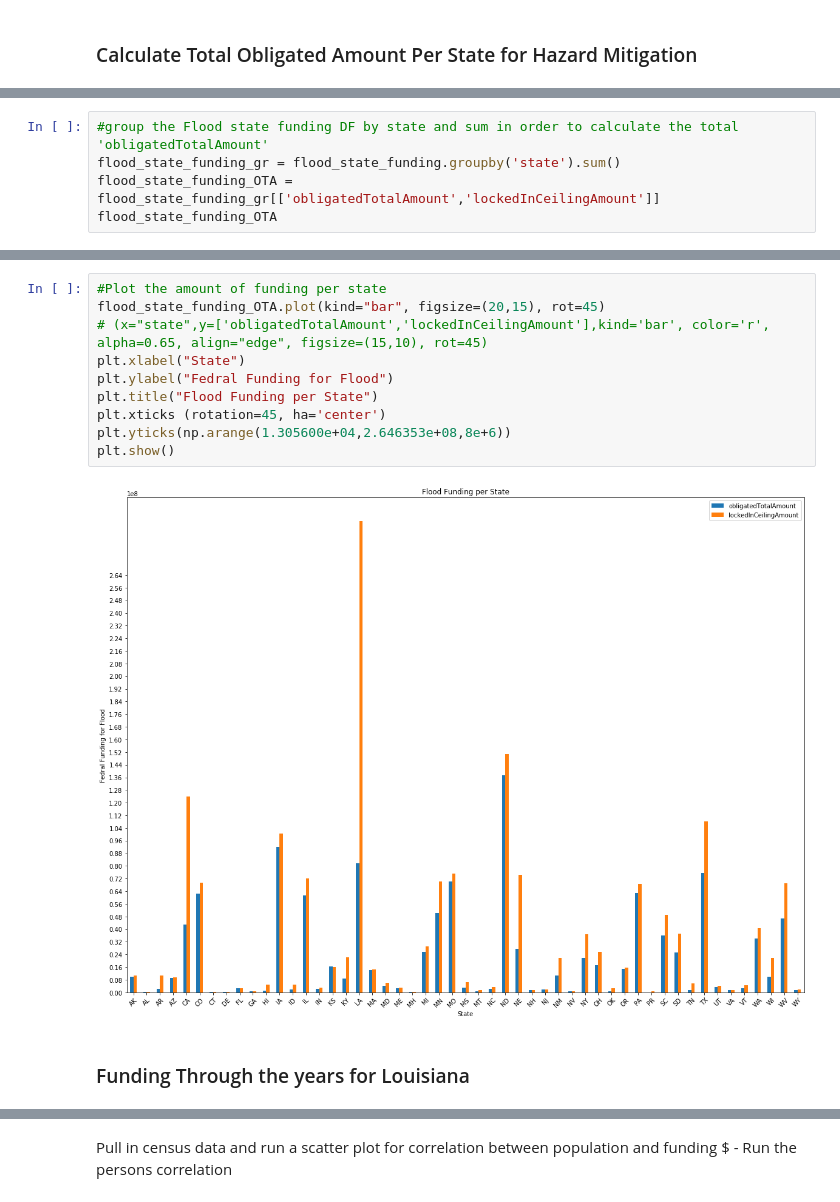
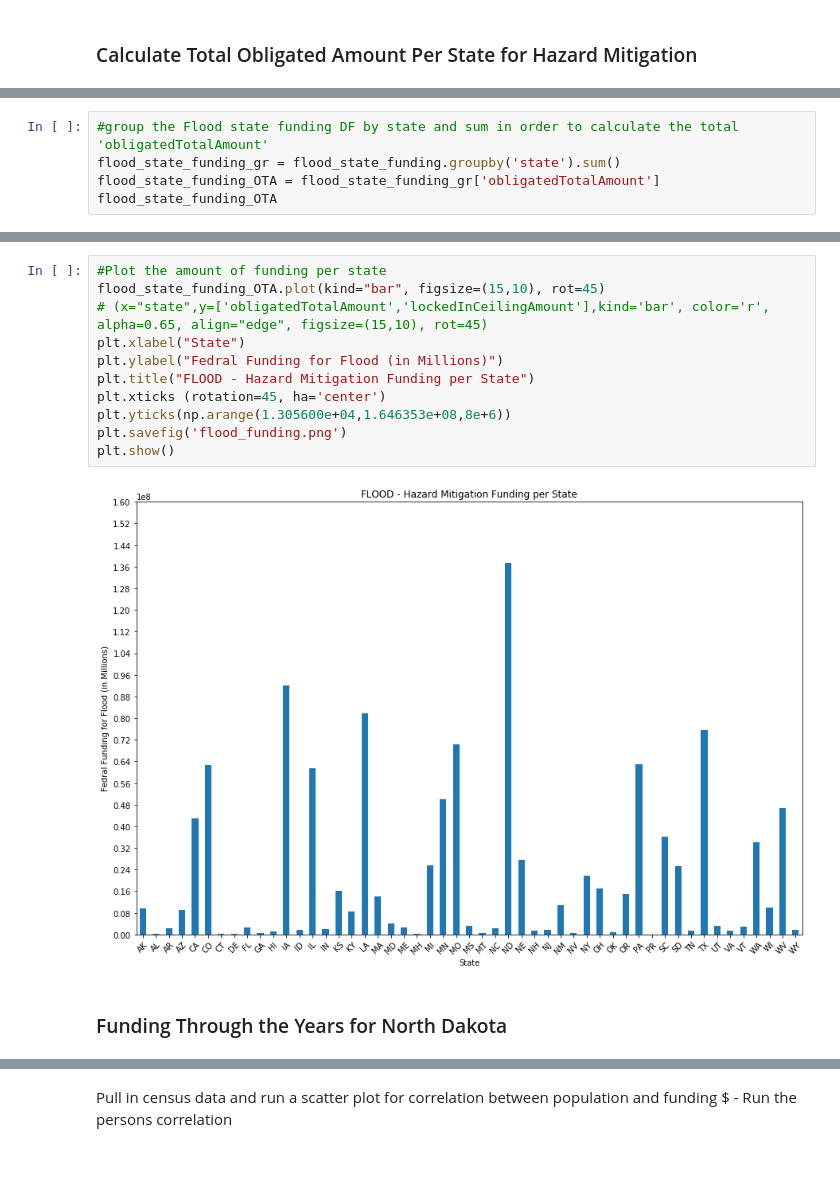
Before and after one commit to anPerger/project-1, a Jupyter notebook: Cleaning Data Flood.ipynb, the cells around one changed output, grey strips where cells are left out. Drawn from its saved outputs; the diff is of its cells as text; blank space fills up the shorter version.

```diff
--- a/Cleaning Data Flood.ipynb
+++ b/Cleaning Data Flood.ipynb
@@ -178,6 +336,6 @@ flood_state_funding
 # %%
 #group the Flood state funding DF by state and sum in order to calculate the total 'obligatedTotalAmount'
 flood_state_funding_gr = flood_state_funding.groupby('state').sum()
-flood_state_funding_OTA = flood_state_funding_gr[['obligatedTotalAmount','lockedInCeilingAmount']]
+flood_state_funding_OTA = flood_state_funding_gr['obligatedTotalAmount']
 flood_state_funding_OTA
 # %% [output]
@@ -202,15 +359,16 @@ flood_state_funding_OTA
 # %%
 #Plot the amount of funding per state
-flood_state_funding_OTA.plot(kind="bar", figsize=(20,15), rot=45)
+flood_state_funding_OTA.plot(kind="bar", figsize=(15,10), rot=45)
 # (x="state",y=['obligatedTotalAmount','lockedInCeilingAmount'],kind='bar', color='r', alpha=0.65, align="edge", figsize=(15,10), rot=45)
 plt.xlabel("State")
-plt.ylabel("Fedral Funding for Flood")
-plt.title("Flood Funding per State")
+plt.ylabel("Fedral Funding for Flood (in Millions)")
+plt.title("FLOOD - Hazard Mitigation Funding per State")
 plt.xticks (rotation=45, ha='center')
-plt.yticks(np.arange(1.305600e+04,2.646353e+08,8e+6))
+plt.yticks(np.arange(1.305600e+04,1.646353e+08,8e+6))
+plt.savefig('flood_funding.png')
 plt.show()
 # %% [output]
-[figure, old version]
+[figure, new version]
 # %% [markdown]
-### Funding Through the years for Louisiana
+### Funding Through the Years for North Dakota
 # %%
```
Also changed, not shown: parts of 20 cells of this notebook, 5 other files.
